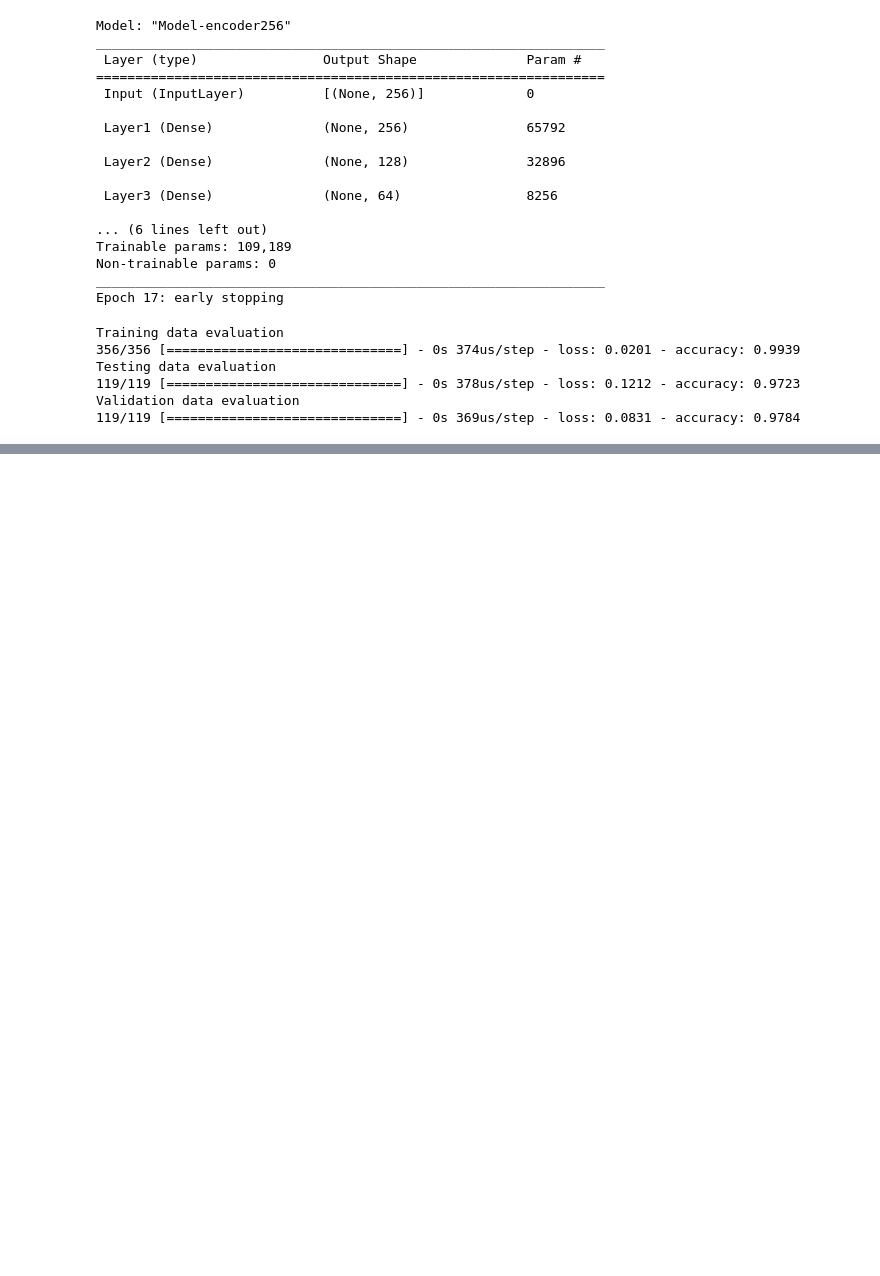
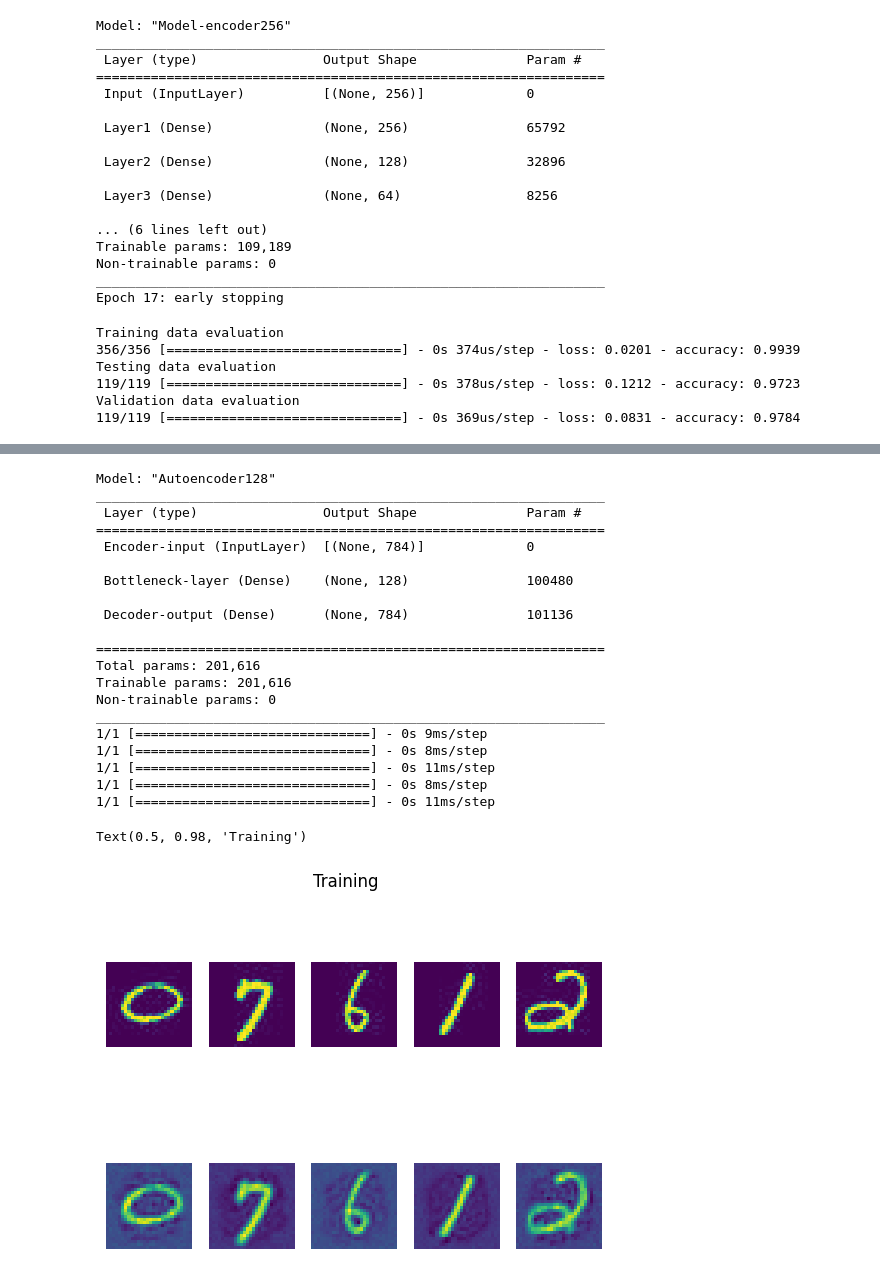
Before and after one commit to imraunav/Deep-Learning-and-Applications, a Jupyter notebook: ProgrammingAssignment4/result_analysis.ipynb, the cells around one changed output, grey strips where cells are left out. Saved outputs shown, nothing was run; the diff lists cells and outputs as text; code cells hidden in the pictures; blank space fills up the shorter version.

```diff
--- a/ProgrammingAssignment4/result_analysis.ipynb
+++ b/ProgrammingAssignment4/result_analysis.ipynb
@@ -1975,0 +2069,80 @@ Validation data evaluation
+# %%
+model.summary()
+
+class1 = test_data[0+100, :]
+class2 = test_data[759+100, :]
+class3 = test_data[2*759+100, :]
+class4 = test_data[3*759+100, :]
+class5 = test_data[4*759+100, :]
+plt.figure()
+plt.subplot(2,5,1)
+# plt.title("Original")
+plt.imshow(class1.reshape((28,28)))
+plt.axis('off')
+
+plt.subplot(2,5,2)
+plt.imshow(class2.reshape((28,28)))
+plt.axis('off')
+
+plt.subplot(2,5,3)
+plt.imshow(class3.reshape((28,28)))
+plt.axis('off')
+
+plt.subplot(2,5,4)
+plt.imshow(class4.reshape((28,28)))
+plt.axis('off')
+
+plt.subplot(2,5,5)
+plt.imshow(class5.reshape((28,28)))
+plt.axis('off')
+
+plt.subplot(2,5,6)
+# plt.title("Original")
+recon_class1 = model.predict(class1.reshape((1, -1)))
+plt.imshow(recon_class1.reshape((28,28)))
+plt.axis('off')
+
+plt.subplot(2,5,7)
+recon_class2 = model.predict(class2.reshape((1, -1)))
+plt.imshow(recon_class2.reshape((28,28)))
+plt.axis('off')
+
+plt.subplot(2,5,8)
+recon_class3 = model.predict(class3.reshape((1, -1)))
+plt.imshow(recon_class3.reshape((28,28)))
+plt.axis('off')
+
+plt.subplot(2,5,9)
+recon_class4 = model.predict(class4.reshape((1, -1)))
+plt.imshow(recon_class4.reshape((28,28)))
+plt.axis('off')
+
+plt.subplot(2,5,10)
+recon_class5 = model.predict(class5.reshape((1, -1)))
+plt.imshow(recon_class5.reshape((28,28)))
+plt.axis('off')
+
+plt.suptitle("Training")
+# %% [output]
+Model: "Autoencoder128"
+_________________________________________________________________
+ Layer (type)                Output Shape              Param #
+=================================================================
+ Encoder-input (InputLayer)  [(None, 784)]             0
+
+ Bottleneck-layer (Dense)    (None, 128)               100480
+
+ Decoder-output (Dense)      (None, 784)               101136
+
+=================================================================
+Total params: 201,616
+Trainable params: 201,616
+Non-trainable params: 0
+_________________________________________________________________
+1/1 [==============================] - 0s 9ms/step
+1/1 [==============================] - 0s 8ms/step
+1/1 [==============================] - 0s 11ms/step
+1/1 [==============================] - 0s 8ms/step
+1/1 [==============================] - 0s 11ms/step
+Text(0.5, 0.98, 'Training')
+[figure, added]
```
Also changed, not shown: parts of 18 cells of this notebook, 7 other files.
